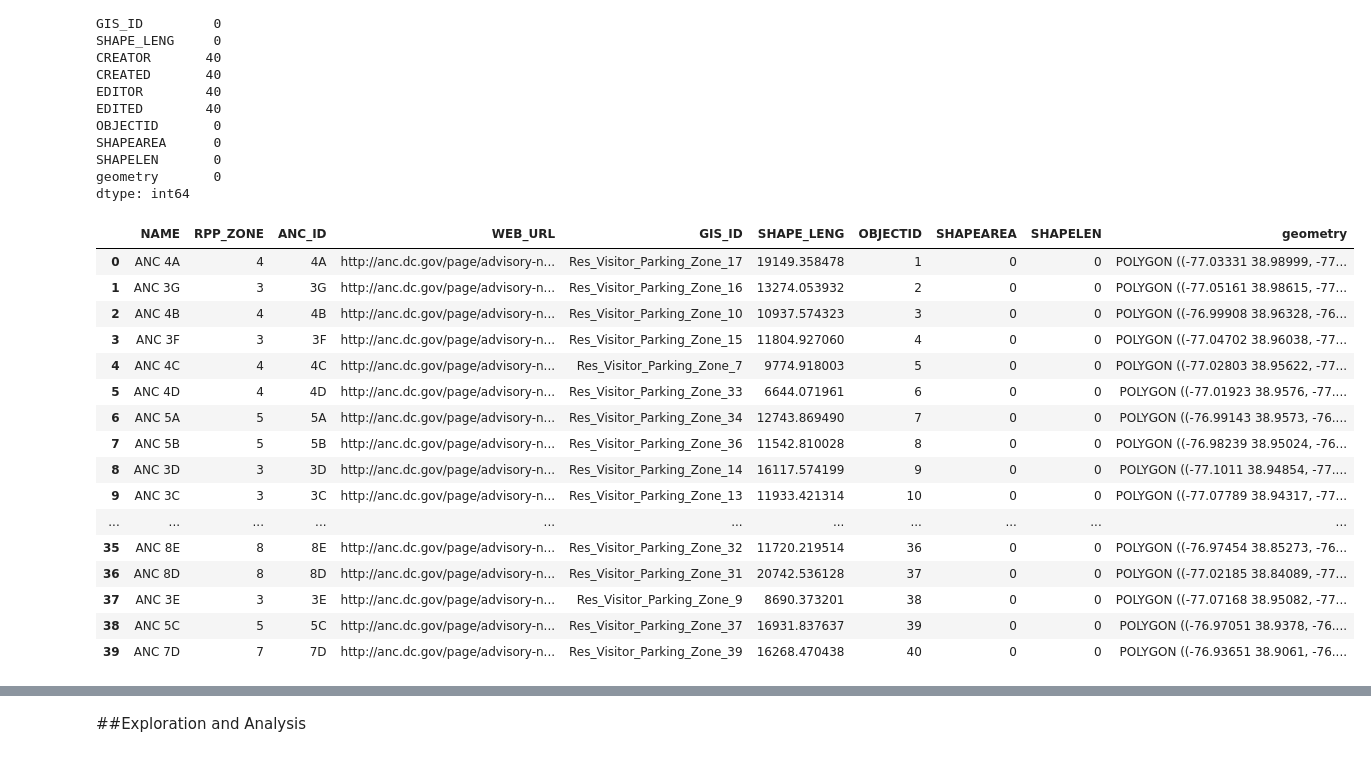
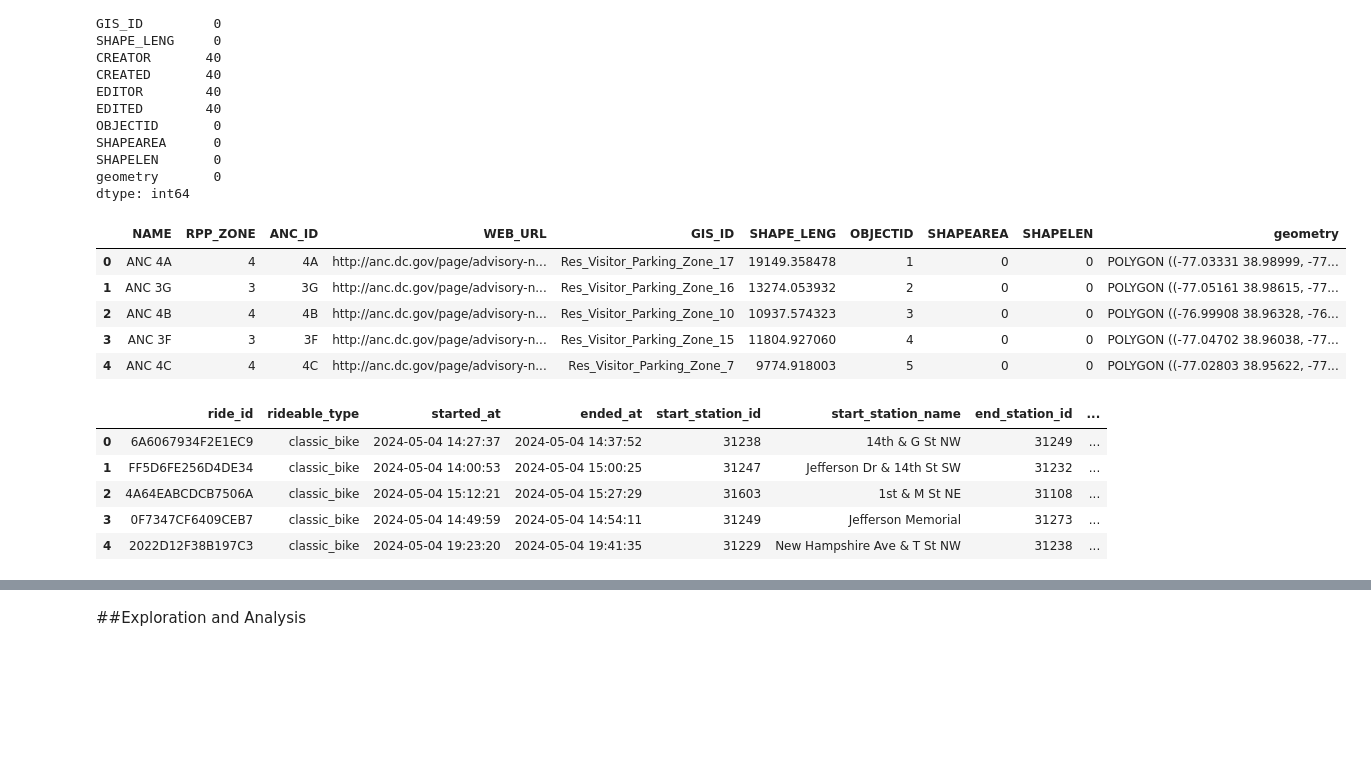
Before and after one commit to angiegh2002/capital-bike-diaries, a Jupyter notebook: data_homewrk (10).ipynb, the cells around one changed output, grey strips where cells are left out. Drawn from its saved outputs; the diff is of its cells as text; code cells hidden in the pictures; blank space fills up the shorter version.

```diff
--- a/data_homewrk (10).ipynb
+++ b/data_homewrk (10).ipynb
@@ -651,25 +671,14 @@ dtype: int64
 # %%
 df_zones.dropna(axis=1, how='all', inplace=True)
 # %%
-df_zones.head(40)
+df_zones.head()
 # %% [output]
 |  | NAME | RPP_ZONE | ANC_ID | WEB_URL | GIS_ID | SHAPE_LENG | OBJECTID | SHAPEAREA | SHAPELEN | geometry |
 | 0 | ANC 4A | 4 | 4A | http://anc.dc.gov/page/advisory-n... | Res_Visitor_Parking_Zone_17 | 19149.358478 | 1 | 0 | 0 | POLYGON ((-77.03331 38.98999, -77... |
 | 1 | ANC 3G | 3 | 3G | http://anc.dc.gov/page/advisory-n... | Res_Visitor_Parking_Zone_16 | 13274.053932 | 2 | 0 | 0 | POLYGON ((-77.05161 38.98615, -77... |
 | 2 | ANC 4B | 4 | 4B | http://anc.dc.gov/page/advisory-n... | Res_Visitor_Parking_Zone_10 | 10937.574323 | 3 | 0 | 0 | POLYGON ((-76.99908 38.96328, -76... |
 | 3 | ANC 3F | 3 | 3F | http://anc.dc.gov/page/advisory-n... | Res_Visitor_Parking_Zone_15 | 11804.927060 | 4 | 0 | 0 | POLYGON ((-77.04702 38.96038, -77... |
 | 4 | ANC 4C | 4 | 4C | http://anc.dc.gov/page/advisory-n... | Res_Visitor_Parking_Zone_7 | 9774.918003 | 5 | 0 | 0 | POLYGON ((-77.02803 38.95622, -77... |
-| 5 | ANC 4D | 4 | 4D | http://anc.dc.gov/page/advisory-n... | Res_Visitor_Parking_Zone_33 | 6644.071961 | 6 | 0 | 0 | POLYGON ((-77.01923 38.9576, -77.... |
-| 6 | ANC 5A | 5 | 5A | http://anc.dc.gov/page/advisory-n... | Res_Visitor_Parking_Zone_34 | 12743.869490 | 7 | 0 | 0 | POLYGON ((-76.99143 38.9573, -76.... |
-| 7 | ANC 5B | 5 | 5B | http://anc.dc.gov/page/advisory-n... | Res_Visitor_Parking_Zone_36 | 11542.810028 | 8 | 0 | 0 | POLYGON ((-76.98239 38.95024, -76... |
-| 8 | ANC 3D | 3 | 3D | http://anc.dc.gov/page/advisory-n... | Res_Visitor_Parking_Zone_14 | 16117.574199 | 9 | 0 | 0 | POLYGON ((-77.1011 38.94854, -77.... |
-| 9 | ANC 3C | 3 | 3C | http://anc.dc.gov/page/advisory-n... | Res_Visitor_Parking_Zone_13 | 11933.421314 | 10 | 0 | 0 | POLYGON ((-77.07789 38.94317, -77... |
-| ... | ... | ... | ... | ... | ... | ... | ... | ... | ... | ... |
-| 35 | ANC 8E | 8 | 8E | http://anc.dc.gov/page/advisory-n... | Res_Visitor_Parking_Zone_32 | 11720.219514 | 36 | 0 | 0 | POLYGON ((-76.97454 38.85273, -76... |
-| 36 | ANC 8D | 8 | 8D | http://anc.dc.gov/page/advisory-n... | Res_Visitor_Parking_Zone_31 | 20742.536128 | 37 | 0 | 0 | POLYGON ((-77.02185 38.84089, -77... |
-| 37 | ANC 3E | 3 | 3E | http://anc.dc.gov/page/advisory-n... | Res_Visitor_Parking_Zone_9 | 8690.373201 | 38 | 0 | 0 | POLYGON ((-77.07168 38.95082, -77... |
-| 38 | ANC 5C | 5 | 5C | http://anc.dc.gov/page/advisory-n... | Res_Visitor_Parking_Zone_37 | 16931.837637 | 39 | 0 | 0 | POLYGON ((-76.97051 38.9378, -76.... |
-| 39 | ANC 7D | 7 | 7D | http://anc.dc.gov/page/advisory-n... | Res_Visitor_Parking_Zone_39 | 16268.470438 | 40 | 0 | 0 | POLYGON ((-76.93651 38.9061, -76.... |
 # %%
 gdf_start = gpd.GeoDataFrame(data, geometry=gpd.points_from_xy(data['start_lng'], data['start_lat']), crs="EPSG:4326")
 gdf_end = gpd.GeoDataFrame(data, geometry=gpd.points_from_xy(data['end_lng'], data['end_lat']), crs="EPSG:4326")
@@ -679,0 +691,9 @@ gdf_end = gpd.GeoDataFrame(data, geometry=gpd.points_from_xy(data['end_lng'], da
+# %%
+gdf_start_joined.head()
+# %% [output]
+|  | ride_id | rideable_type | started_at | ended_at | start_station_id | start_station_name | end_station_id | ... |
+| 0 | 6A6067934F2E1EC9 | classic_bike | 2024-05-04 14:27:37 | 2024-05-04 14:37:52 | 31238 | 14th & G St NW | 31249 | ... |
+| 1 | FF5D6FE256D4DE34 | classic_bike | 2024-05-04 14:00:53 | 2024-05-04 15:00:25 | 31247 | Jefferson Dr & 14th St SW | 31232 | ... |
+| 2 | 4A64EABCDCB7506A | classic_bike | 2024-05-04 15:12:21 | 2024-05-04 15:27:29 | 31603 | 1st & M St NE | 31108 | ... |
+| 3 | 0F7347CF6409CEB7 | classic_bike | 2024-05-04 14:49:59 | 2024-05-04 14:54:11 | 31249 | Jefferson Memorial | 31273 | ... |
+| 4 | 2022D12F38B197C3 | classic_bike | 2024-05-04 19:23:20 | 2024-05-04 19:41:35 | 31229 | New Hampshire Ave & T St NW | 31238 | ... |
```
Also changed, not shown: parts of 8 cells of this notebook.
